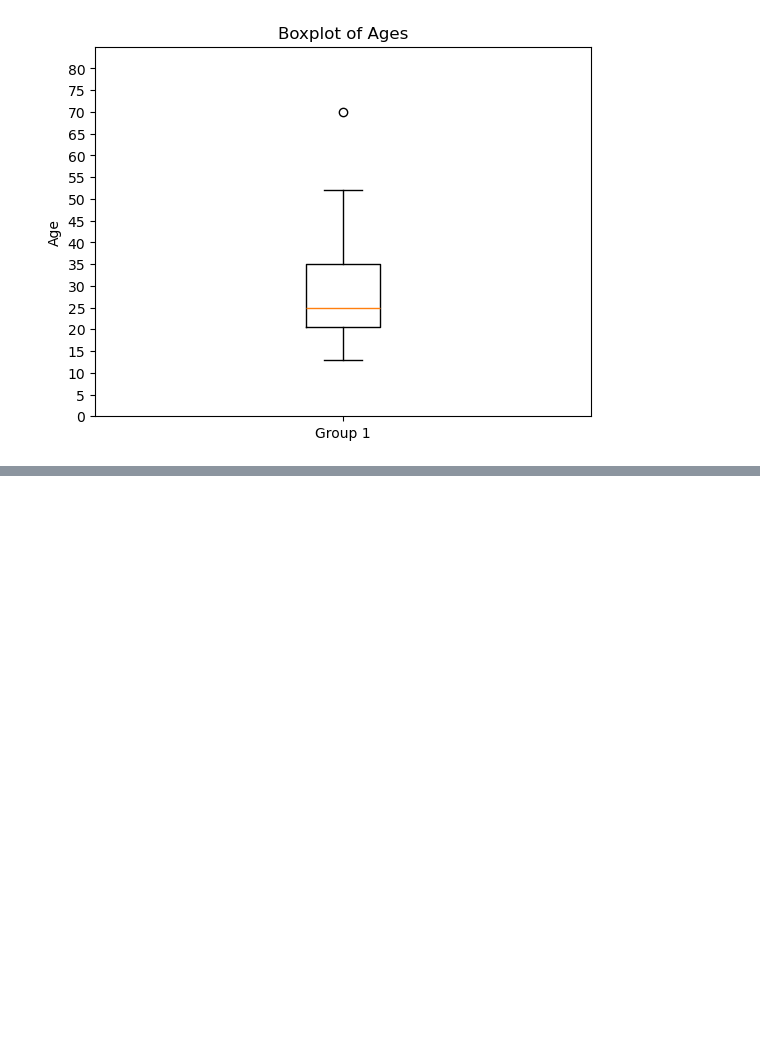
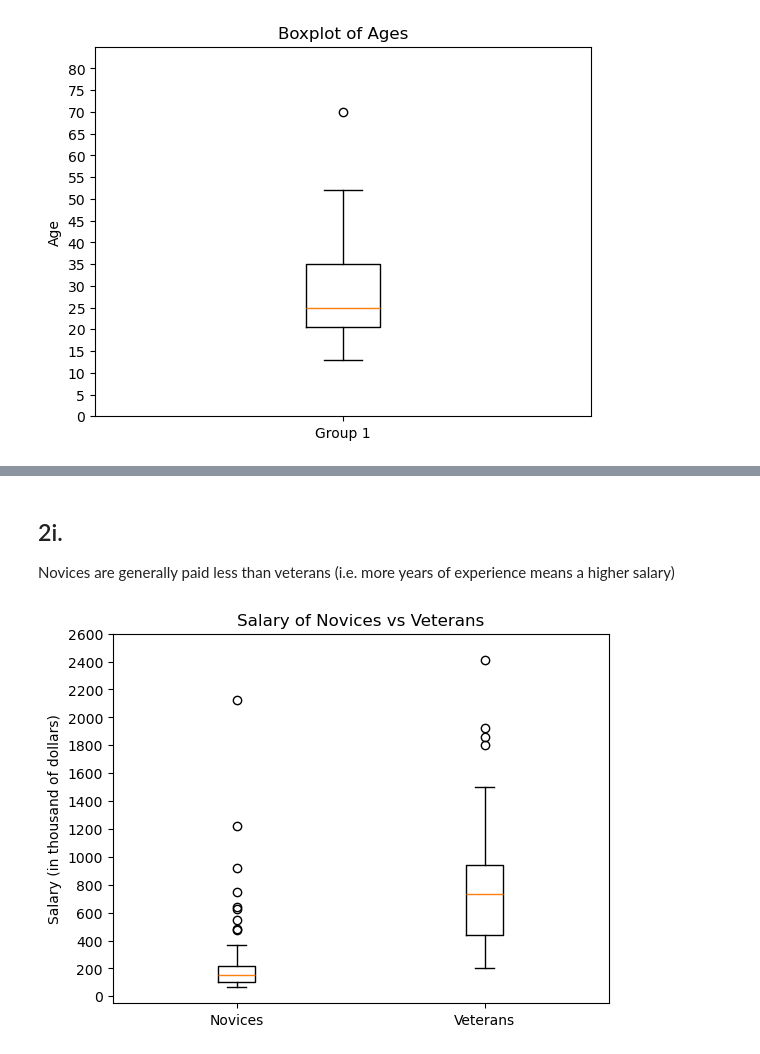
Before and after one commit to jyl22004/code_2600, a Jupyter notebook: homework1.ipynb, the cells around one changed output, grey strips where cells are left out. Cells and saved outputs as stored; diff of their text form; code cells hidden in the pictures; blank space fills up the shorter version.

```diff
--- a/homework1.ipynb
+++ b/homework1.ipynb
@@ -90,0 +306,32 @@ import csv
+# %% [markdown]
+## 2i.
+Novices are generally paid less than veterans (i.e. more years of experience means a higher salary)
+# %%
+import matplotlib.pyplot as plt
+import numpy as np
+from ISLP import load_data
+
+df = load_data('Hitters')
+years_salary = df[['Years','Salary']]
+novice = years_salary[years_salary['Years'] < 5]
+senior = years_salary[years_salary['Years'] > 12]
+
+novice_salary = novice['Salary'].dropna()
+senior_salary = senior['Salary'].dropna()
+data = [novice_salary, senior_salary]
+
+fig, ax = plt.subplots()
+ax.boxplot(data,
+           )
+
+
+
+ax.set(yticks = np.arange(0,2601,200))
+
+ax.set_title('Salary of Novices vs Veterans')
+ax.set_xticklabels(['Novices', 'Veterans'])
+ax.set_ylabel('Salary (in thousand of dollars)')
+
+plt.show()
+# %% [output]
+[figure, added]
```
Also changed, not shown: parts of 33 cells of this notebook.
